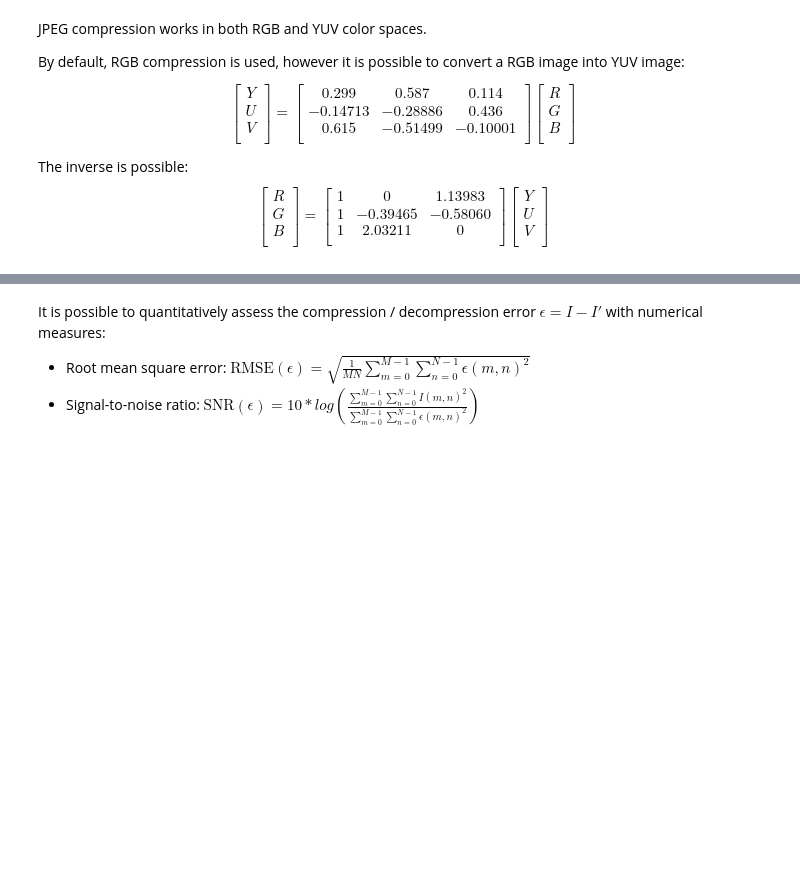
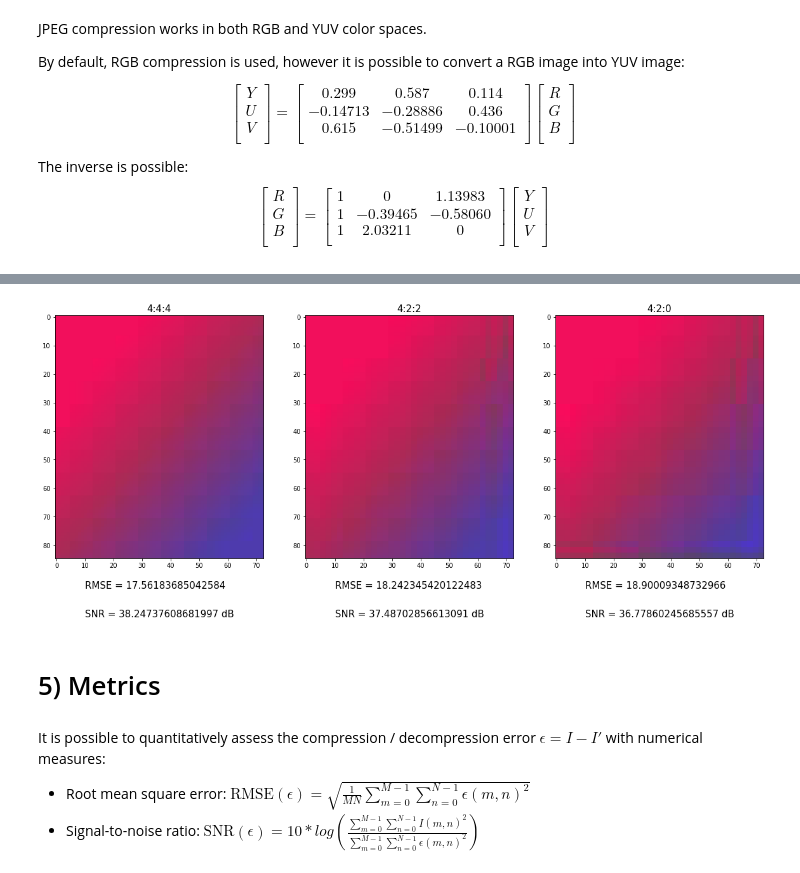
Before and after one commit to 3outeille/jpeg-algorithm, a Jupyter notebook: src/jpeg-algorithm.ipynb, the cells around one changed output, grey strips where cells are left out. Cells and saved outputs as stored; diff of their text form; code cells hidden in the pictures; blank space fills up the shorter version.

Commit message:
update(notebook): add Downsampling section + play with code

```diff
--- a/src/jpeg-algorithm.ipynb
+++ b/src/jpeg-algorithm.ipynb
@@ -546,3 +556,43 @@ Output image yuv :
+# %%
+def test_downsampling():
+    # Load image
+    input_img = plt.imread("./img/pixil-frame.png")[..., :3] * 255
+    RMSE, SNR, out_images = [], [], []
+
+    for downsampling_mode in ["4:4:4", "4:2:2", "4:2:0"]:
+        bitstream, info_padding = compression(input_img, channel_mode="yuv", downsampling_mode=downsampling_mode)
+        out_img = decompression(bitstream, info_padding, channel_mode="yuv", downsampling_mode=downsampling_mode)
+
+        RMSE.append(rmse(input_img, out_img))
+        SNR.append(snr(input_img, out_img))
+        out_images.append(out_img)
+
+    # Plot
+    fig = plt.figure(figsize=(20,20))
+
+    fig.add_subplot(1,3,1)
+    plt.title("4:4:4", fontsize=15)
+    plt.imshow(out_images[0] / 255)
+    plt.text(10, out_images[0].shape[0] + 10, f"RMSE = {RMSE[0]}", fontsize=15)
+    plt.text(10, out_images[0].shape[0] + 20, f"SNR = {SNR[0]} dB", fontsize=15)
+
+    fig.add_subplot(1,3,2)
+    plt.title("4:2:2", fontsize=15)
+    plt.imshow(out_images[1] / 255)
+    plt.text(10, out_images[1].shape[0] + 10, f"RMSE = {RMSE[1]}", fontsize=15)
+    plt.text(10, out_images[1].shape[0] + 20, f"SNR = {SNR[1]} dB", fontsize=15)
+
+    fig.add_subplot(1,3,3)
+    plt.title("4:2:0", fontsize=15)
+    plt.imshow(out_images[2] / 255)
+    plt.text(10, out_images[2].shape[0] + 10, f"RMSE = {RMSE[2]}", fontsize=15)
+    plt.text(10, out_images[2].shape[0] + 20, f"SNR = {SNR[2]} dB", fontsize=15)
+
+test_downsampling()
+# %% [output]
+[figure, added]
+# %% [markdown]
+# 5) Metrics
 # %% [markdown]
 It is possible to quantitatively assess the compression / decompression error $\epsilon = I − I'$ with
 numerical measures:
```
Also changed, not shown: parts of 8 cells of this notebook, 2 other files.
